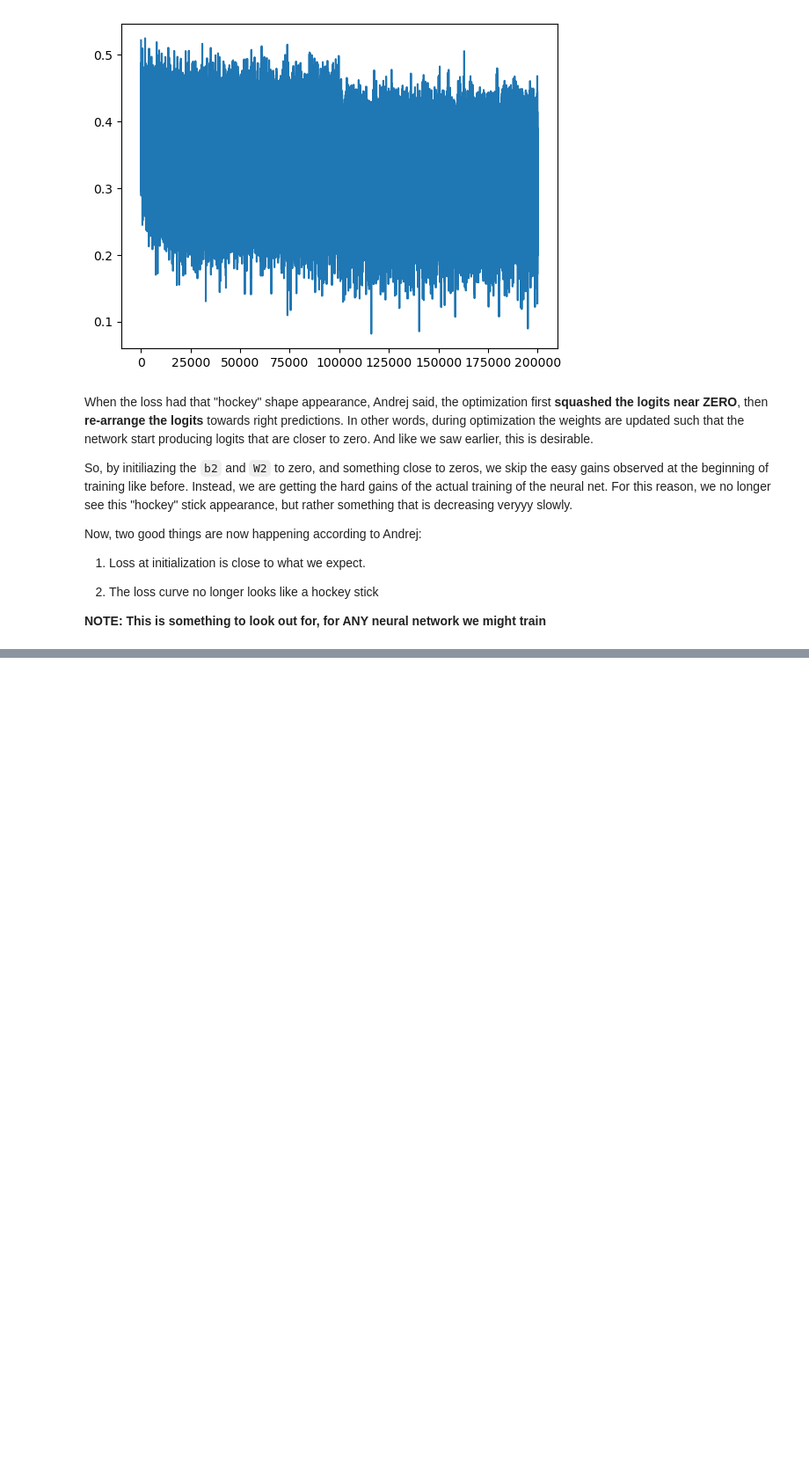
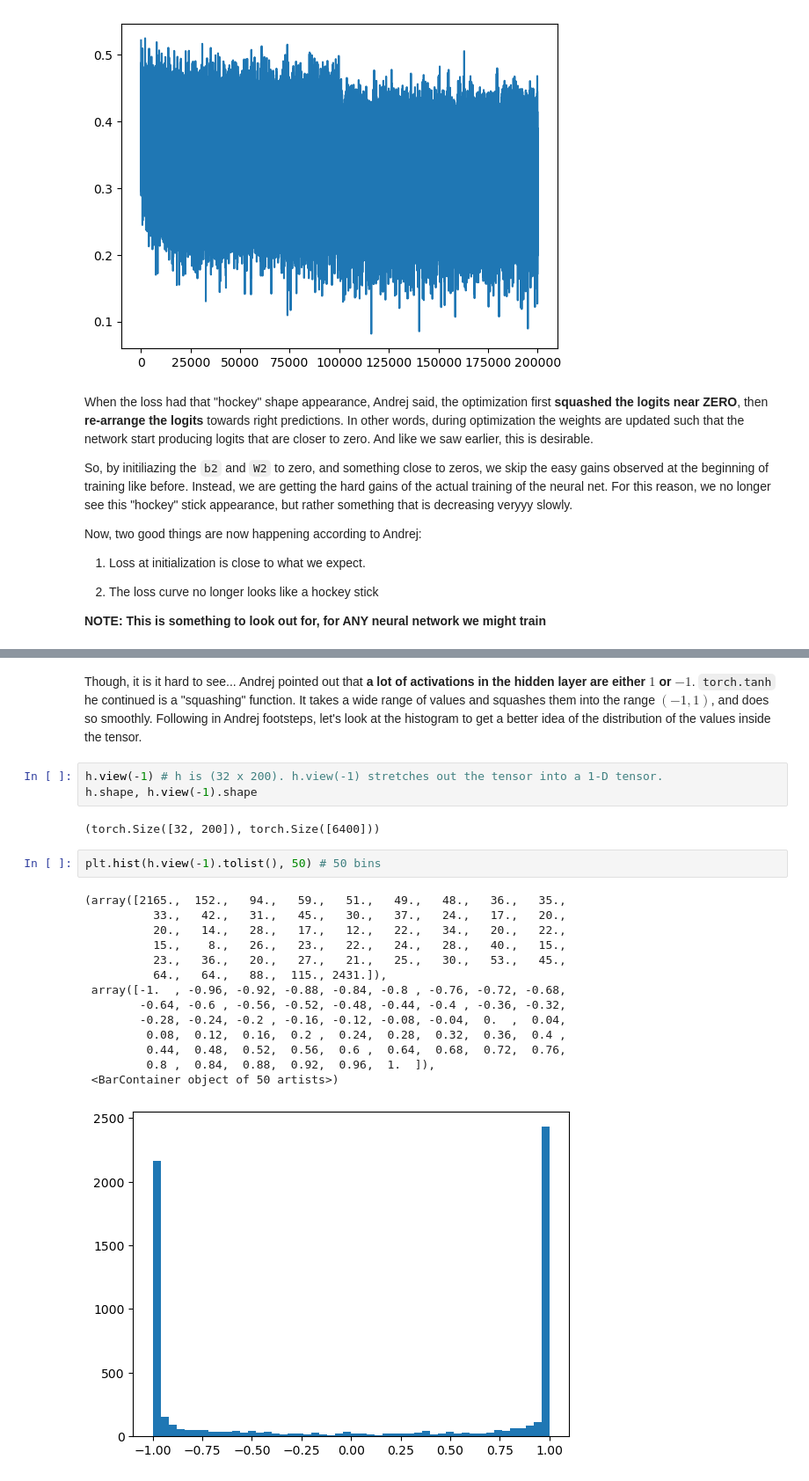
Before and after one commit to kassi-bertrand/machine-learning-notes, a Jupyter notebook: 08-Building Makemore/part-3.ipynb, the cells around one changed output, grey strips where cells are left out. Shown at 88% size. Cells and saved outputs as stored; diff of their text form; blank space fills up the shorter version.

```diff
--- a/08-Building Makemore/part-3.ipynb
+++ b/08-Building Makemore/part-3.ipynb
@@ -379,0 +393,24 @@ Fixing the initial loss, and the loss curve was the first problem. Now, we are l
+# %% [markdown]
+Though, it is it hard to see... Andrej pointed out that **a lot of activations in the hidden layer are either $1$ or $-1$**. `torch.tanh` he continued is a "squashing" function. It takes a wide range of values and squashes them into the range $(-1, 1)$, and does so smoothly. Following in Andrej footsteps, let's look at the histogram to get a better idea of the distribution of the values inside the tensor.
+# %%
+h.view(-1) # h is (32 x 200). h.view(-1) stretches out the tensor into a 1-D tensor.
+h.shape, h.view(-1).shape
+# %% [output]
+(torch.Size([32, 200]), torch.Size([6400]))
+# %%
+plt.hist(h.view(-1).tolist(), 50) # 50 bins
+# %% [output]
+(array([2165.,  152.,   94.,   59.,   51.,   49.,   48.,   36.,   35.,
+          33.,   42.,   31.,   45.,   30.,   37.,   24.,   17.,   20.,
+          20.,   14.,   28.,   17.,   12.,   22.,   34.,   20.,   22.,
+          15.,    8.,   26.,   23.,   22.,   24.,   28.,   40.,   15.,
+          23.,   36.,   20.,   27.,   21.,   25.,   30.,   53.,   45.,
+          64.,   64.,   88.,  115., 2431.]),
+ array([-1.  , -0.96, -0.92, -0.88, -0.84, -0.8 , -0.76, -0.72, -0.68,
+        -0.64, -0.6 , -0.56, -0.52, -0.48, -0.44, -0.4 , -0.36, -0.32,
+        -0.28, -0.24, -0.2 , -0.16, -0.12, -0.08, -0.04,  0.  ,  0.04,
+         0.08,  0.12,  0.16,  0.2 ,  0.24,  0.28,  0.32,  0.36,  0.4 ,
+         0.44,  0.48,  0.52,  0.56,  0.6 ,  0.64,  0.68,  0.72,  0.76,
+         0.8 ,  0.84,  0.88,  0.92,  0.96,  1.  ]),
+ <BarContainer object of 50 artists>)
+[figure, added]
```
Also changed, not shown: parts of 8 cells of this notebook.
